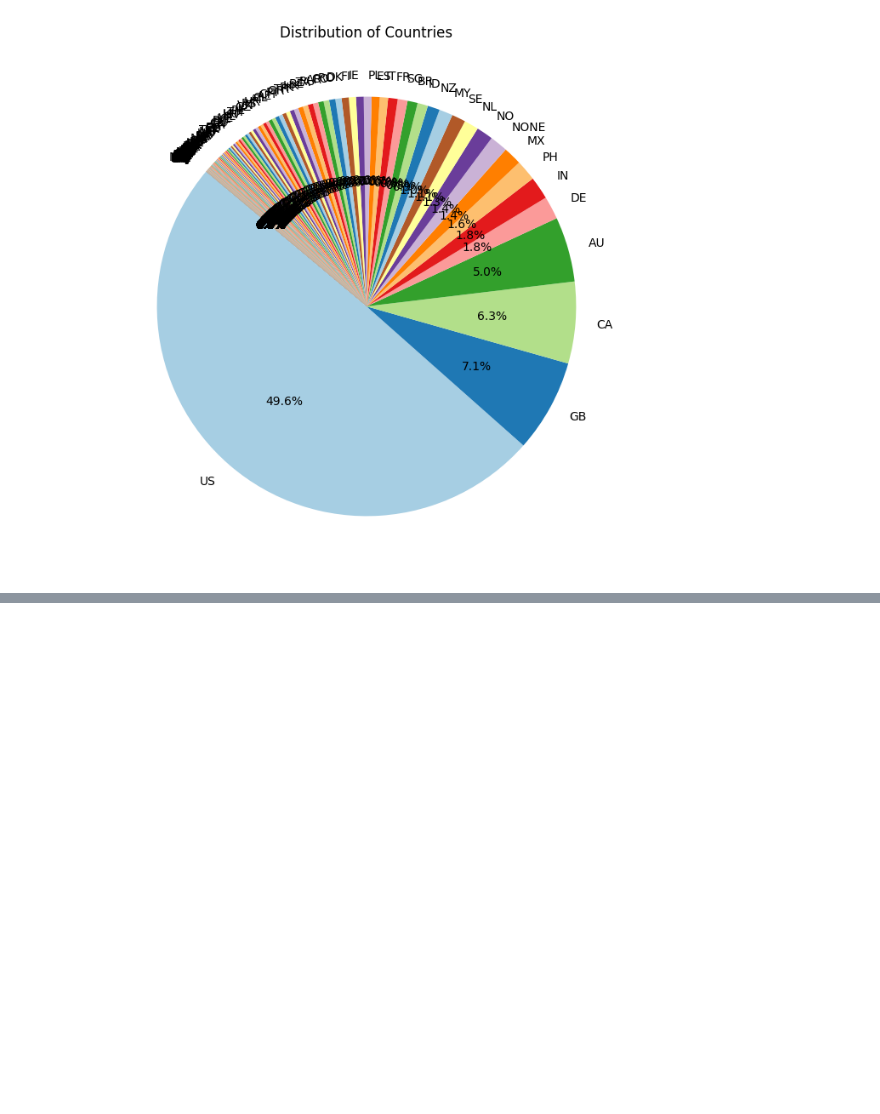
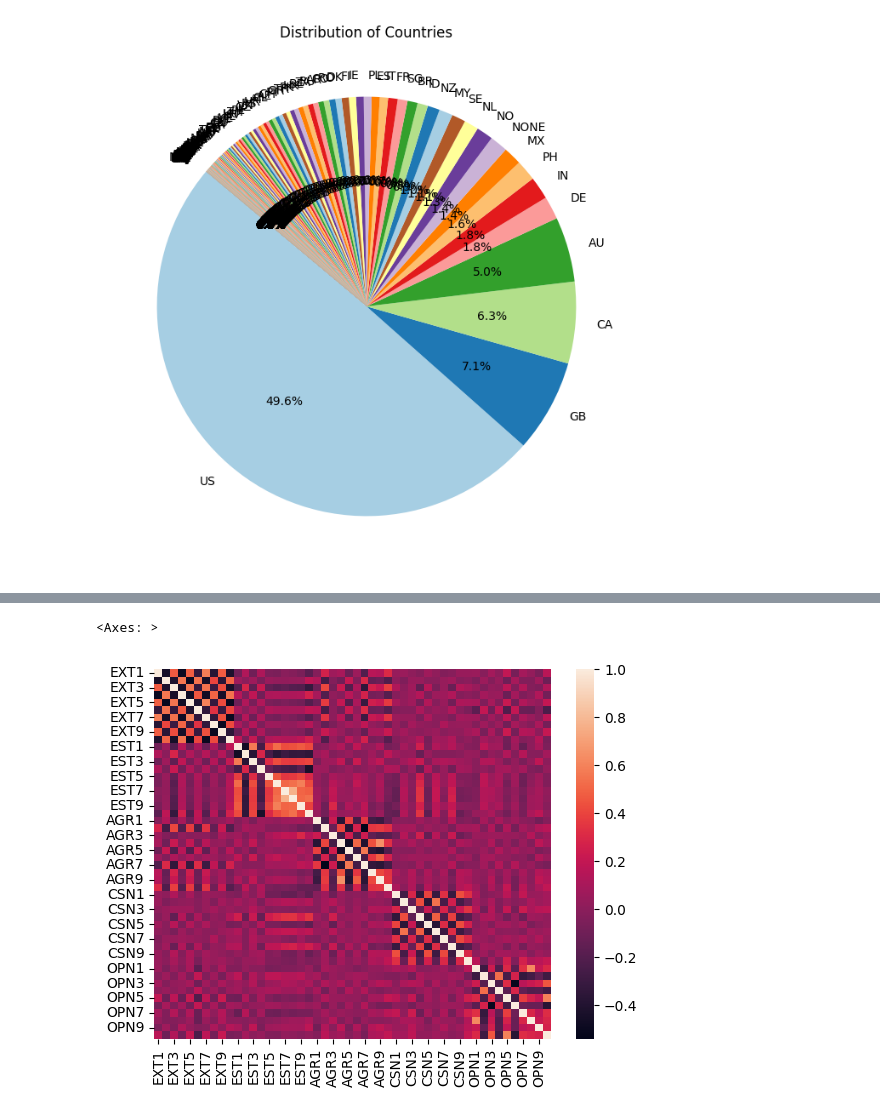
Before and after one commit to jbmages/capstone-project, a Jupyter notebook: eda.ipynb, the cells around one changed output, grey strips where cells are left out. Cells and saved outputs as stored; diff of their text form; code cells hidden in the pictures; blank space fills up the shorter version.

Commit message:
Correlation Heatmap

```diff
--- a/eda.ipynb
+++ b/eda.ipynb
@@ -85,3 +85,7 @@ AS         1
 SH         1
 Name: count, Length: 222, dtype: int64
 [figure]
+# %%
+questions = processed_data.columns[:50].tolist()
+answers = processed_data[questions]
+df_converted = answers.apply(pd.to_numeric, errors='coerce')
@@ -87,0 +108,6 @@ Name: count, Length: 222, dtype: int64
+# %%
+import seaborn as sns
+sns.heatmap(df_converted.corr())
+# %% [output]
+<Axes: >
+[figure, added]
```
Also changed, not shown: parts of 3 cells of this notebook, 5 other files.
